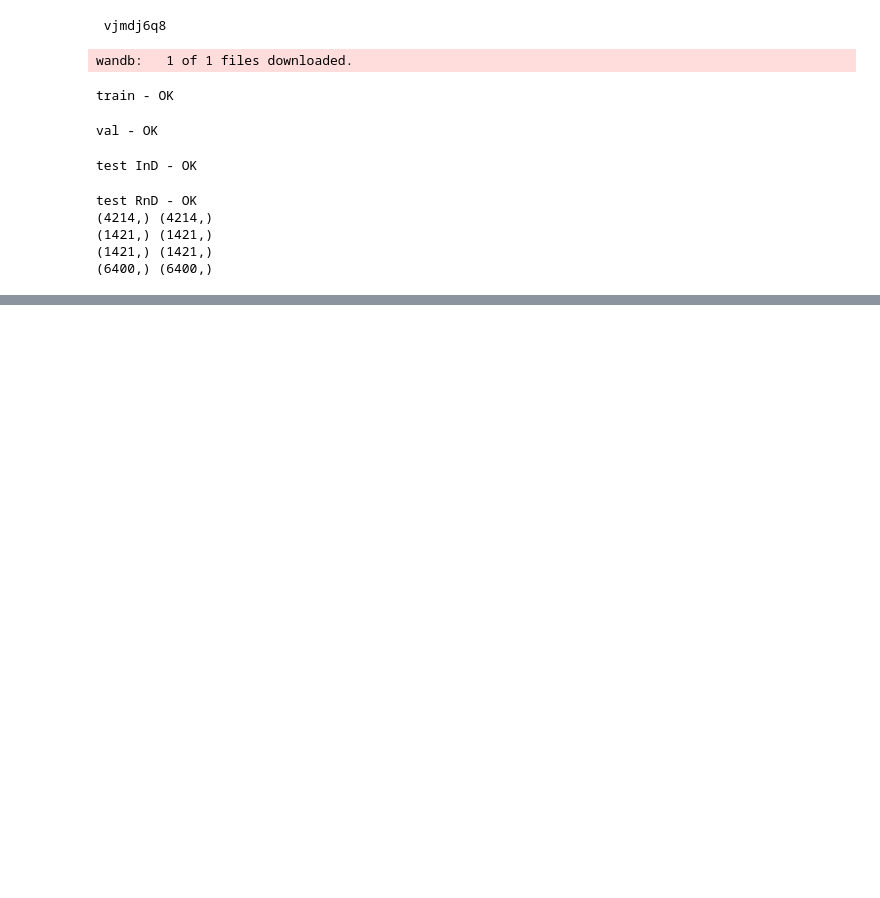
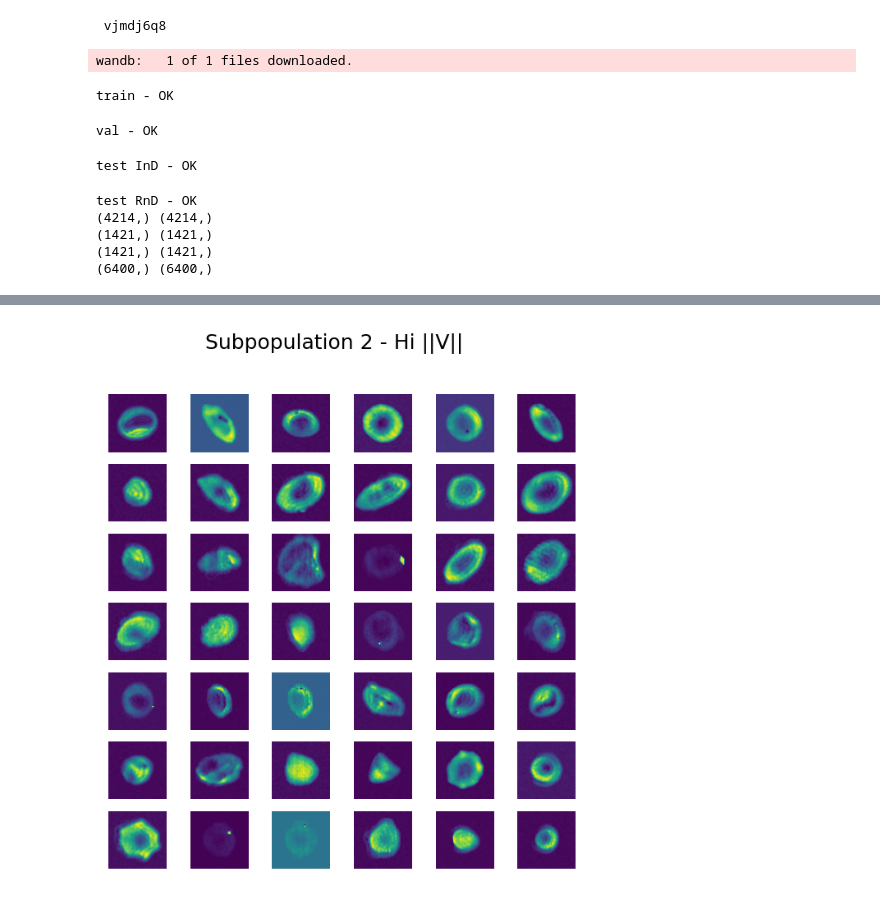
Before and after one commit to yasithdev/qpm-amrb-new, a Jupyter notebook: assets/runs/eval_rbc_phase_flow_vcr_mse_M128.ipynb, the cells around one changed output, grey strips where cells are left out. Cells and saved outputs as stored; diff of their text form; code cells hidden in the pictures; blank space fills up the shorter version.

```diff
--- a/assets/runs/eval_rbc_phase_flow_vcr_mse_M128.ipynb
+++ b/assets/runs/eval_rbc_phase_flow_vcr_mse_M128.ipynb
@@ -403,0 +476,15 @@ for i in range(5):
+# %%
+fig3, axs3 = plt.subplots(R, C)
+fig3.suptitle('Subpopulation 2 - Hi ||V||')
+n3 = 0
+for k, v in pointwise_tst_in.items():
+    subpop_3 = v[pointwise_tst[k].v_norm > threshold_2]
+    for i in range(len(subpop_3)):
+        if n3 < N:
+            r, c = n3 // C, n3 % C
+            ax = axs3[r][c]
+            ax.axis('off')
+            ax.imshow(subpop_3[i,0])
+            n3 += 1
+# %% [output]
+[figure, added]
```
Also changed, not shown: parts of 10 cells of this notebook, 23 other files.
